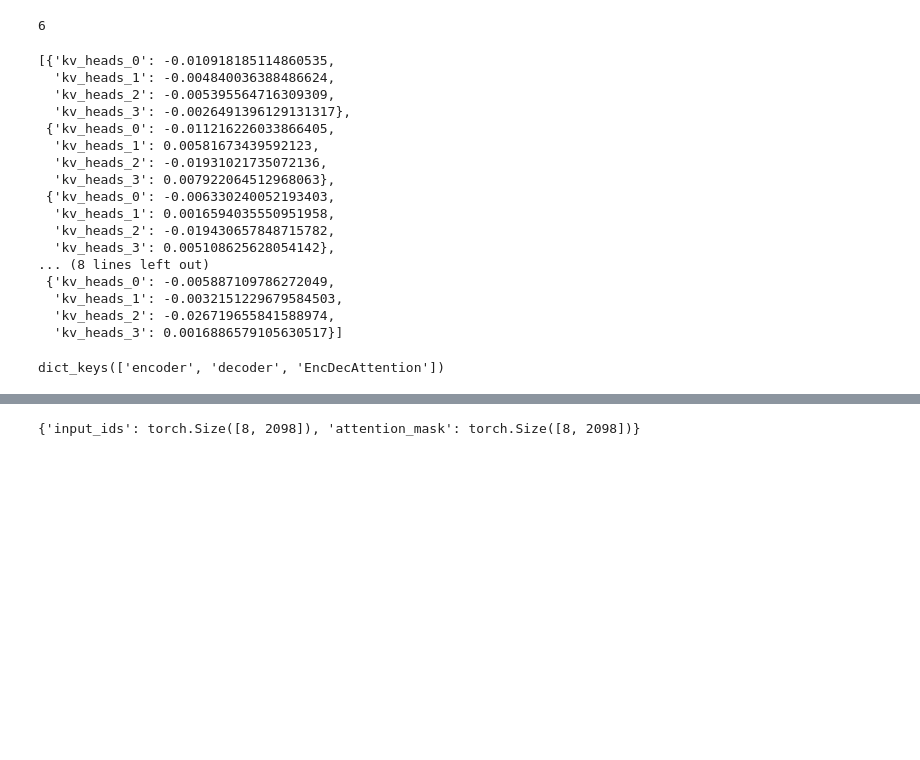
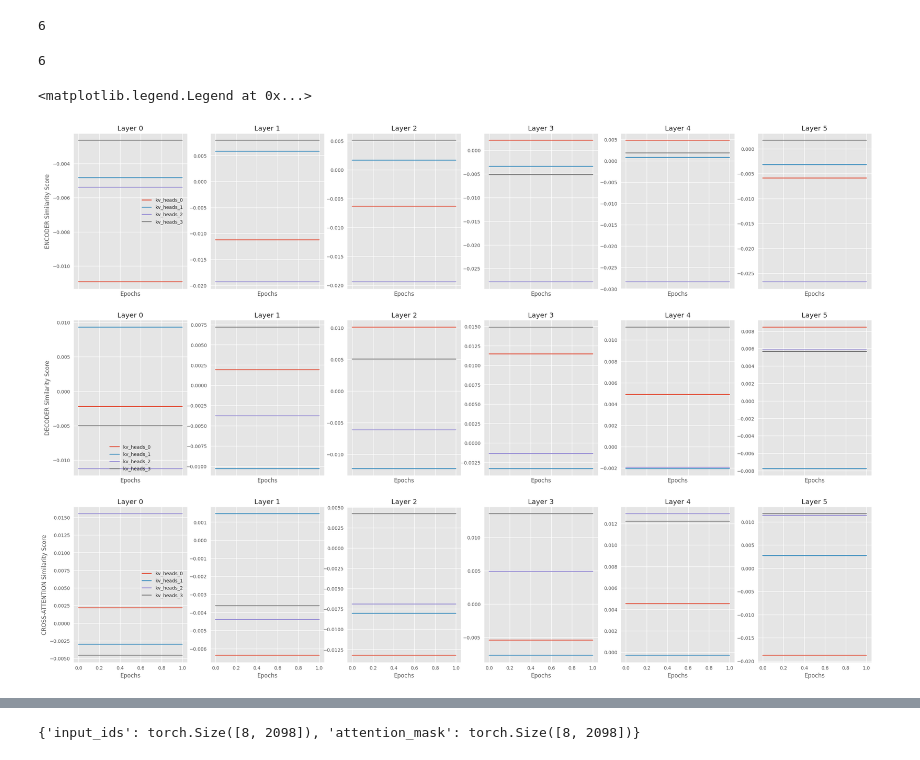
Before and after one commit to Athe-kunal/Enhancement-in-GQA, a Jupyter notebook: similarity_grouped_query_attention_pytorch/reverse.ipynb, the cells around one changed output, grey strips where cells are left out. Cells and saved outputs as stored; diff of their text form; code cells hidden in the pictures; blank space fills up the shorter version.

Commit message:
reverse similarity pipeline

```diff
--- a/similarity_grouped_query_attention_pytorch/reverse.ipynb
+++ b/similarity_grouped_query_attention_pytorch/reverse.ipynb
@@ -79,7 +79,7 @@ def get_sim_score(query_heads_attn):
         elif i==4:dict_name='2'
         elif i==6:dict_name='3'
 
-        sim_keys_dict[f'kv_heads_{dict_name}']=cosine_sim
+        sim_keys_dict[f'kv_heads_{dict_name}']=[cosine_sim]
     return sim_keys_dict
 # %%
 gqa_list = ['encoder','decoder','EncDecAttention']
@@ -93,33 +93,52 @@ for attn_name in gqa_list:
 len(all_similarities_dict['EncDecAttention'])
 # %% [output]
 6
-# %%
-all_similarities_dict['encoder']
-# %% [output]
-[{'kv_heads_0': -0.010918185114860535,
-  'kv_heads_1': -0.004840036388486624,
-  'kv_heads_2': -0.005395564716309309,
-  'kv_heads_3': -0.0026491396129131317},
- {'kv_heads_0': -0.011216226033866405,
-  'kv_heads_1': 0.00581673439592123,
-  'kv_heads_2': -0.01931021735072136,
-  'kv_heads_3': 0.007922064512968063},
- {'kv_heads_0': -0.006330240052193403,
-  'kv_heads_1': 0.0016594035550951958,
-  'kv_heads_2': -0.019430657848715782,
-  'kv_heads_3': 0.005108625628054142},
-... (8 lines left out)
- {'kv_heads_0': -0.005887109786272049,
-  'kv_heads_1': -0.0032151229679584503,
-  'kv_heads_2': -0.026719655841588974,
-  'kv_heads_3': 0.0016886579105630517}]
-# %%
-#Encoder
-key_vals = all_similarities_dict.keys()
-
-for kv in key_vals:
-    curr_q_sims = all_similarities_dict[kv]
-# %% [output]
-dict_keys(['encoder', 'decoder', 'EncDecAttention'])
+# %%
+temp_similarities_dict = all_similarities_dict
+# %%
+for attn_name,curr_attn_dict in all_similarities_dict.items():
+
+    for idx,attn_layer in enumerate(curr_attn_dict):
+        for attn_heads,sim_scores in attn_layer.items():
+            curr_val = temp_similarities_dict[attn_name][idx][attn_heads]
+            all_similarities_dict[attn_name][idx][attn_heads].extend(curr_val)
+# %%
+len(all_similarities_dict['encoder'])
+# %% [output]
+6
+# %%
+import matplotlib.pyplot as plt
+plt.style.use('ggplot')
+num_cols = len(all_similarities_dict[gqa_list[0]])
+key_vals = all_similarities_dict.keys()
+fig, ax = plt.subplots(3, 6, sharex=True,figsize=(30, 20))
+
+fax = ax.ravel()
+for i in range(6):
+    for j in range(4):
+        fax[i].plot(all_similarities_dict['encoder'][i][f'kv_heads_{j}'],label=f'kv_heads_{j}')
+    fax[i].set_xlabel("Epochs")
+    fax[i].set_title(f'Layer {i}')
+fax[0].set_ylabel("ENCODER Similarity Score")
+fax[0].legend()
+
+for i in range(6,12):
+    for j in range(4):
+        fax[i].plot(all_similarities_dict['decoder'][i-6][f'kv_heads_{j}'],label=f'kv_heads_{j}')
+    fax[i].set_xlabel("Epochs")
+    fax[i].set_title(f'Layer {i-6}')
+fax[6].set_ylabel("DECODER Similarity Score")
+fax[6].legend()
+
+for i in range(12,18):
+    for j in range(4):
+        fax[i].plot(all_similarities_dict['EncDecAttention'][i-12][f'kv_heads_{j}'],label=f'kv_heads_{j}')
+    fax[i].set_xlabel("Epochs")
+    fax[i].set_title(f'Layer {i-12}')
+fax[12].set_ylabel("CROSS-ATTENTION Similarity Score")
+fax[12].legend()
+# %% [output]
+<matplotlib.legend.Legend at 0x...>
+[figure, added]
 # %%
 def tokenize_function_X(data):
```
Also changed, not shown: parts of 13 cells of this notebook, 1 other file.
